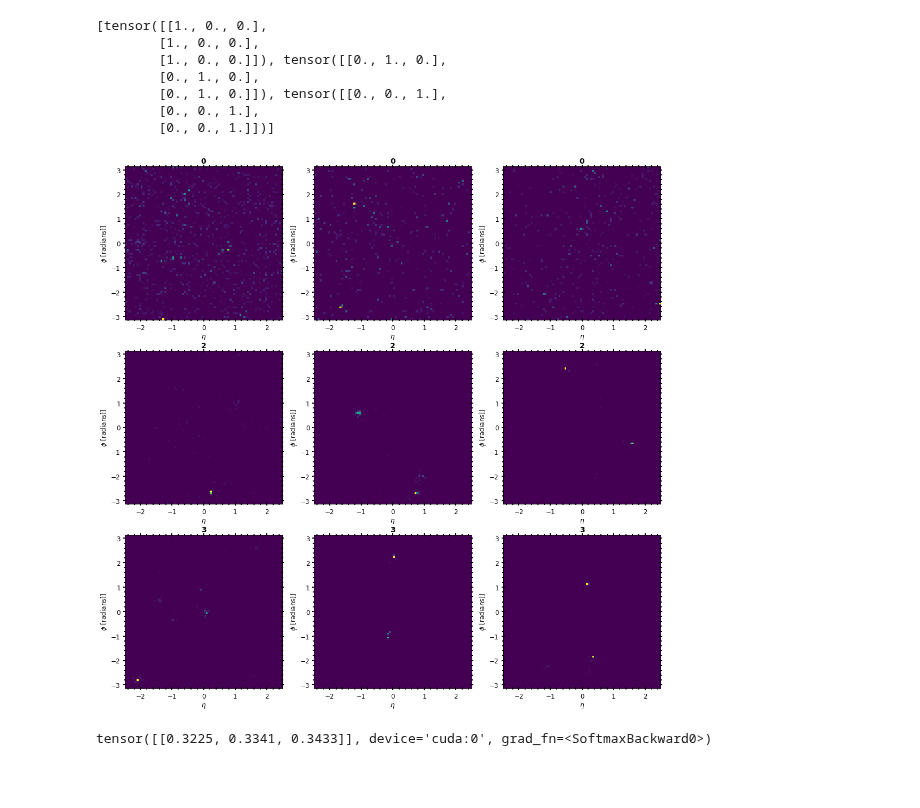
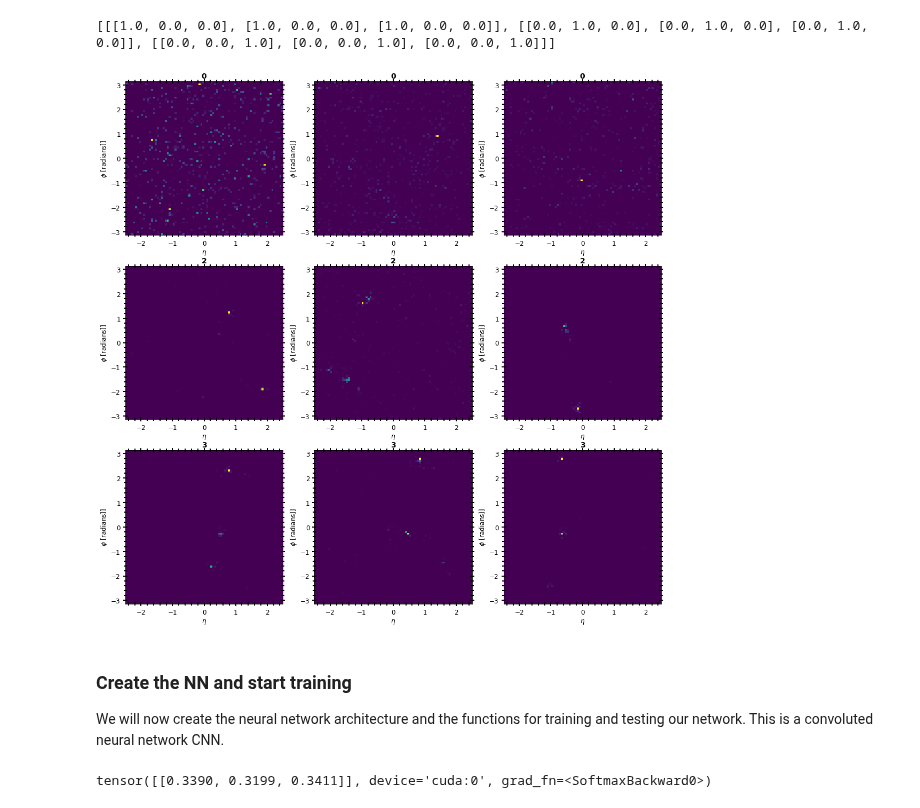
Before and after one commit to choisant/imcalML, a Jupyter notebook: notebooks/CNN_simple.ipynb, the cells around one changed output. Cells and saved outputs as stored; diff of their text form; code cells hidden in the pictures; blank space fills up the shorter version.

```diff
--- a/notebooks/CNN_simple.ipynb
+++ b/notebooks/CNN_simple.ipynb
@@ -63,5 +35,6 @@ class Net(nn.Module):
 # %%
 class CalorimeterDataset(Dataset):
+    #Creates tuple object used in the dataloader
     def __init__(self, images, labels):
             self.img_labels = labels
             self.images = images
@@ -75,9 +48,11 @@ class CalorimeterDataset(Dataset):
         return image, label
 
 def load_pickle_file(path, file_name):
+    #Outputs the pickle file as a numpy array
     return np.array(pickle.load(open(path + file_name, 'rb') ))
 
 def label_maker(njets, nevents):
+    #Creates labels for the classes. The first class gets value [1, 0, .., 0], the next [0, 1, ..., 0] etc
     a = torch.zeros(nevents*len(njets), len(njets), dtype=torch.int)
     for i in range(len(njets)):
         for j in range(nevents):
@@ -85,32 +60,31 @@ def label_maker(njets, nevents):
     return a
 
 def normalize(AA, batchsize):
-    print(AA.size())
+    #Normalises the histograms to ensure that the net gets inputs in the range (0, 1)
     AA = AA.view(AA.size(0), -1)
     AA -= AA.min(1, keepdim=True)[0]
     AA /= AA.max(1, keepdim=True)[0]
     AA = AA.view(batchsize, 80, 80, 1)
-    print(AA.size())
     return AA
 
 def load_data(input_files, data_path):
+    #Loads the data files and outputs CalorimeterDaataset objects
     val_size = int(N_EVENTS*VAL_PCT)
     train_size = int(N_EVENTS*(1-VAL_PCT))
 
     Cal_train = torch.cat(
                     [torch.tensor(load_pickle_file(data_path, input_files[i])[0:train_size]) for i in range(len(input_files))]
-                    ).unsqueeze(3).float().cuda()
+                    ).unsqueeze(3).float().to(CUDA)
     Cal_train = normalize(Cal_train, len(Cal_train))
-    labels_train = label_maker(N_JETS, train_size).float().cuda()
-    print(len(Cal_train), len(labels_train))
-    #labels_train = label_maker(labels_train, MAX_JETS)
+    labels_train = label_maker(N_JETS, train_size).float().to(CUDA)
+    print(len(Cal_train), len(labels_train)) #Double check that these match
 
     Cal_test = torch.cat(
                     [torch.tensor(load_pickle_file(data_path, input_files[i])[(train_size+1):(train_size+1+val_size)]) for i in range(len(input_files))]
-                    ).unsqueeze(3).float().cuda()
+                    ).unsqueeze(3).float().to(CUDA)
     Cal_test = normalize(Cal_test, len(Cal_test))
-    labels_test = label_maker(N_JETS, val_size).float().cuda()
-    print(len(Cal_test), len(labels_test))
+    labels_test = label_maker(N_JETS, val_size).float().to(CUDA)
+    print(len(Cal_test), len(labels_test)) #Double check that these match
 
     train_dataset = CalorimeterDataset(Cal_train, labels_train)
     test_dataset = CalorimeterDataset(Cal_test, labels_test)
@@ -128,38 +102,36 @@ torch.Size([6000, 80, 80, 1])
 6000 6000
 # %%
+def cal_image_plot(ax, n_jets):
+    ax.set_ylabel(r"$\phi$ [radians]]", fontsize=12)
+    ax.set_xlabel(r"$\eta$", fontsize=12)
+    ax.set_title(str(n_jets), fontsize=14,weight="bold")
+    ax.tick_params(which="both", direction="inout", top=True, right=True, labelsize=12, pad=5, length=4, width=2)
+    ax.tick_params(which="major", length=8)
+    ax.tick_params(which="minor", length=6)
+    ax.minorticks_on()
+
 img_per_row = 3
 k = [[i]*img_per_row for i in range(OUTPUTS)]
 for i in range(len(k)):
     row = k[i]
     row = [item*(N_EVENTS*(VAL_PCT)) for item in row]
     row = [int(item + np.random.randint(1, high = 100)) for item in row]
     k[i] = row
 
 images = [testdata.images[item].cpu() for item in k]
 labels = [testdata.img_labels[item].cpu() for item in k]
-print(labels)
-
-def cal_image_plot(ax, n_jets):
-    ax.set_ylabel(r"$\phi$ [radians]]", fontsize=12)
-    ax.set_xlabel(r"$\eta$", fontsize=12)
-    ax.set_title(str(n_jets), fontsize=14,weight="bold")
-    ax.tick_params(which="both", direction="inout", top=True, right=True, labelsize=12, pad=5, length=4, width=2)
-    ax.tick_params(which="major", length=8)
-    ax.tick_params(which="major", length=6)
-    ax.minorticks_on()
-
+labels = [label.tolist() for label in labels]
+print(labels) #Double check that this matches the expected values
 
 fig, axs = plt.subplots(nrows = OUTPUTS, ncols = img_per_row, figsize = (img_per_row*6, OUTPUTS*6))
 for i in range (len(k)):
     for j in range(img_per_row):
         cal_image_plot(axs[i][j], int(N_JETS[i]))
         axs[i][j].imshow(images[i][j], extent=[-2.5, 2.5, -np.pi, np.pi], aspect='auto')
 # %% [output]
-[tensor([[1., 0., 0.],
-        [1., 0., 0.],
-        [1., 0., 0.]]), tensor([[0., 1., 0.],
-        [0., 1., 0.],
-        [0., 1., 0.]]), tensor([[0., 0., 1.],
-        [0., 0., 1.],
-        [0., 0., 1.]])]
+[[[1.0, 0.0, 0.0], [1.0, 0.0, 0.0], [1.0, 0.0, 0.0]], [[0.0, 1.0, 0.0], [0.0, 1.0, 0.0], [0.0, 1.0, 0.0]], [[0.0, 0.0, 1.0], [0.0, 0.0, 1.0], [0.0, 0.0, 1.0]]]
-[figure, old version]
+[figure, new version]
+# %% [markdown]
+### Create the NN and start training
+
+We will now create the neural network architecture and the functions for training and testing our network. This is a convoluted neural network CNN.
@@ -218,13 +225,11 @@ def train(net, traindata, testdata, size, epochs):
                 df = pd.concat([df, new_df], ignore_index=True)
     return df
 # %%
-#create NN
-net = Net()
+#create NN and test that nothing major is wrong.
+net = ConvNet()
 net.to(device = CUDA)
-optimizer = optim.Adam(net.parameters(), lr=0.0001)
+testimage, testlabel = traindata.images[0], traindata.img_labels[0]
+print(net(testimage.view(-1, 1, 80, 80).to(CUDA)))
+# %% [output]
+tensor([[0.3390, 0.3199, 0.3411]], device='cuda:0', grad_fn=<SoftmaxBackward0>)
-# %%
-testimage, testlabel = traindata.images[0], traindata.img_labels[0]
-net(testimage.view(-1, 1, 80, 80).cuda())
-# %% [output]
-tensor([[0.3225, 0.3341, 0.3433]], device='cuda:0', grad_fn=<SoftmaxBackward0>)
 # %%
```
Also changed, not shown: parts of 17 cells of this notebook.
